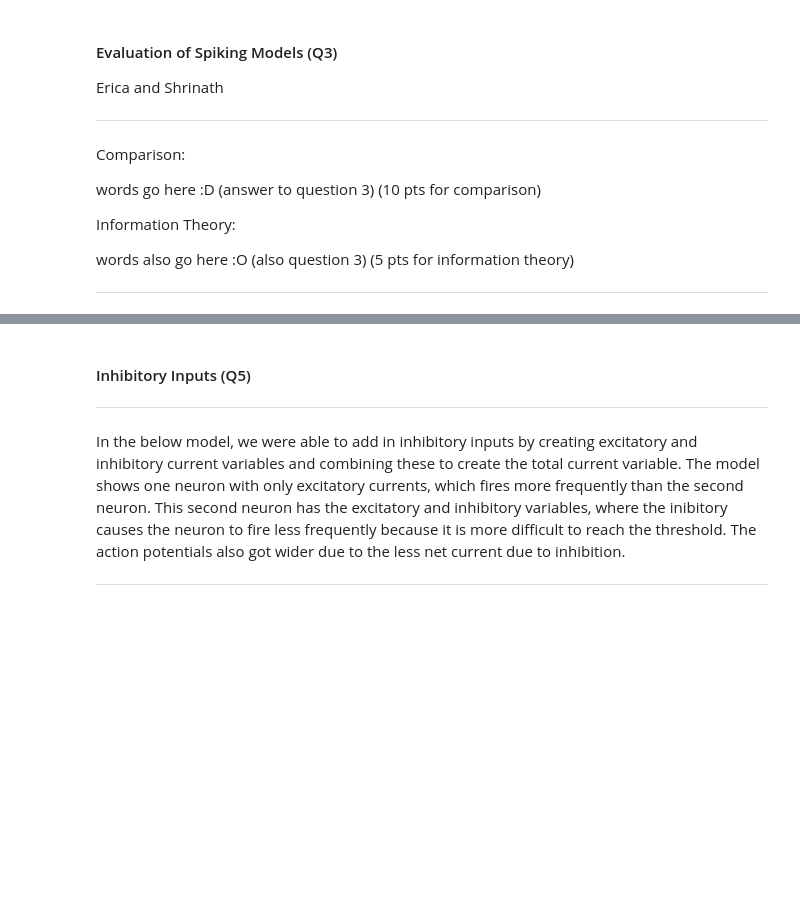
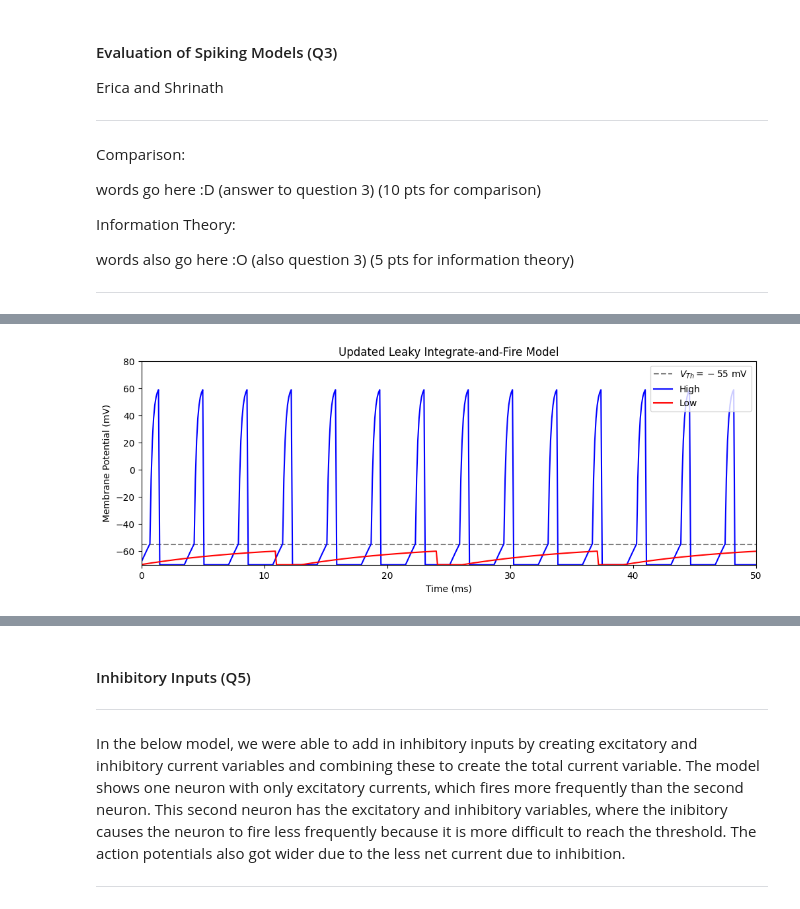
Before and after one commit to jmiller458/neur3002, a Jupyter notebook: NEUR 3002 Unit 1 Project.ipynb, the cells around one changed output, grey strips where cells are left out. Saved outputs shown, nothing was run; the diff lists cells and outputs as text; code cells hidden in the pictures; blank space fills up the shorter version.

```diff
--- a/NEUR 3002 Unit 1 Project.ipynb
+++ b/NEUR 3002 Unit 1 Project.ipynb
@@ -283,0 +278,70 @@ words go here :D (answer to question 4) (5 pts)
+# %%
+import numpy as np
+import matplotlib.pyplot as plt
+
+class LIFNeuron:
+    def __init__(self, v_th=-55, C=10, v_L=-70, g_L=1,
+                       v_Na=60, g_Na=40, tau_ref=2):
+        self.C = C  # membrane capacitance
+        self.v_th = v_th  # threshold potential
+        self.v_L = v_L  # resting/leaky membrane potential
+        self.g_L = g_L  # leaky membrane conductance
+        self.v_Na = v_Na  # sodium equilibrium potential
+        self.g_Na = g_Na  # sodium membrane conductance
+        self.tau_ref = tau_ref  # refractory period
+        self.reset()
+
+    def reset(self):
+        self.v = self.v_L
+        self.refractory_time = 0
+
+    def update(self, dt, current):
+        if self.refractory_time > 0:
+            self.refractory_time -= dt
+            self.v = self.v_L
+        else:
+            if self.v < self.v_th:
+                dv = (-self.g_L*(self.v-self.v_L) + current) / self.C * dt
+            else:  # Add sodium current once reaching threshold
+                dv = (-self.g_L*(self.v-self.v_L)-self.g_Na*(self.v-self.v_Na) + current) / self.C * dt
+            self.v += dv
+            if self.v >= self.v_Na or dv < 0.05:  # Reset action potential if at sodium potential or V infinity
+                self.v = self.v_L
+                self.refractory_time = self.tau_ref
+
+def simulate_lif_neuron(neuron, currents, dt=0.1, duration=100):
+    num_steps = int(duration / dt)
+    voltages = []
+
+    for i in range(num_steps):
+        current = currents[i] if i < len(currents) else 0
+        neuron.update(dt, current)
+        voltages.append(neuron.v)
+
+    time = np.arange(0, duration, dt)
+    return time, voltages
+
+# Produce Simulation
+currents1 = np.ones(1000) * 200
+currents2 = np.ones(1000) * 15  # Lower current amplitude
+
+neuron1 = LIFNeuron()
+time1, voltages1 = simulate_lif_neuron(neuron1, currents1)
+
+neuron2 = LIFNeuron()
+time2, voltages2 = simulate_lif_neuron(neuron2, currents2)
+
+# Plotting the results
+plt.figure(figsize=(12, 4))
+plt.axhline(neuron1.v_th, color='gray', linestyle='--', label=r'$V_{Th}=-55\text{ mV}$')
+plt.plot(time1, voltages1, color='blue',label='High')
+plt.plot(time2, voltages2, color='red',label='Low')
+plt.title('Updated Leaky Integrate-and-Fire Model')
+plt.xlabel('Time (ms)')
+plt.ylabel('Membrane Potential (mV)')
+plt.xlim([0, 50])
+plt.ylim([neuron1.v_L, 80])
+plt.legend(loc='upper right')
+plt.show()
+# %% [output]
+[figure, added]
```
Also changed, not shown: parts of 4 cells of this notebook.
